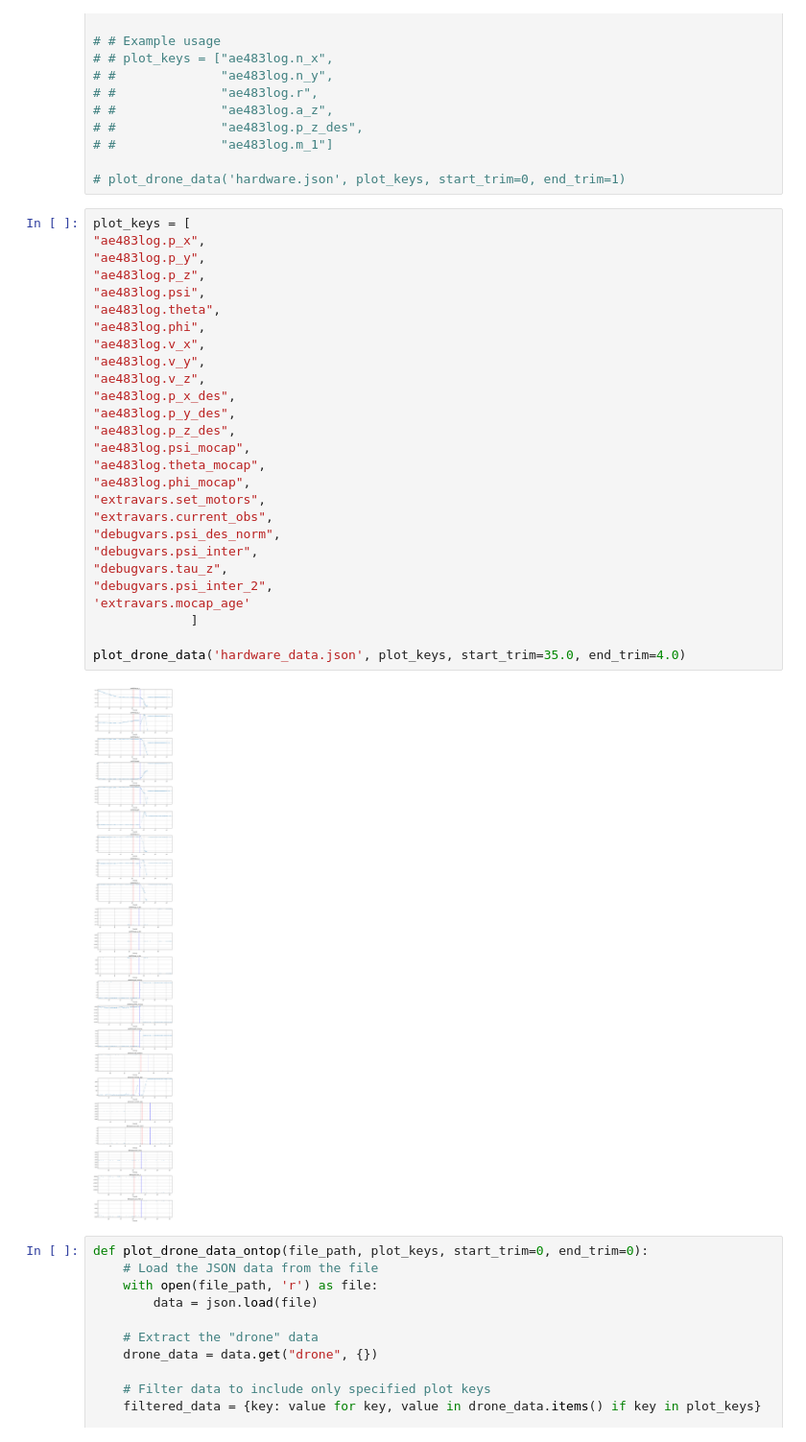
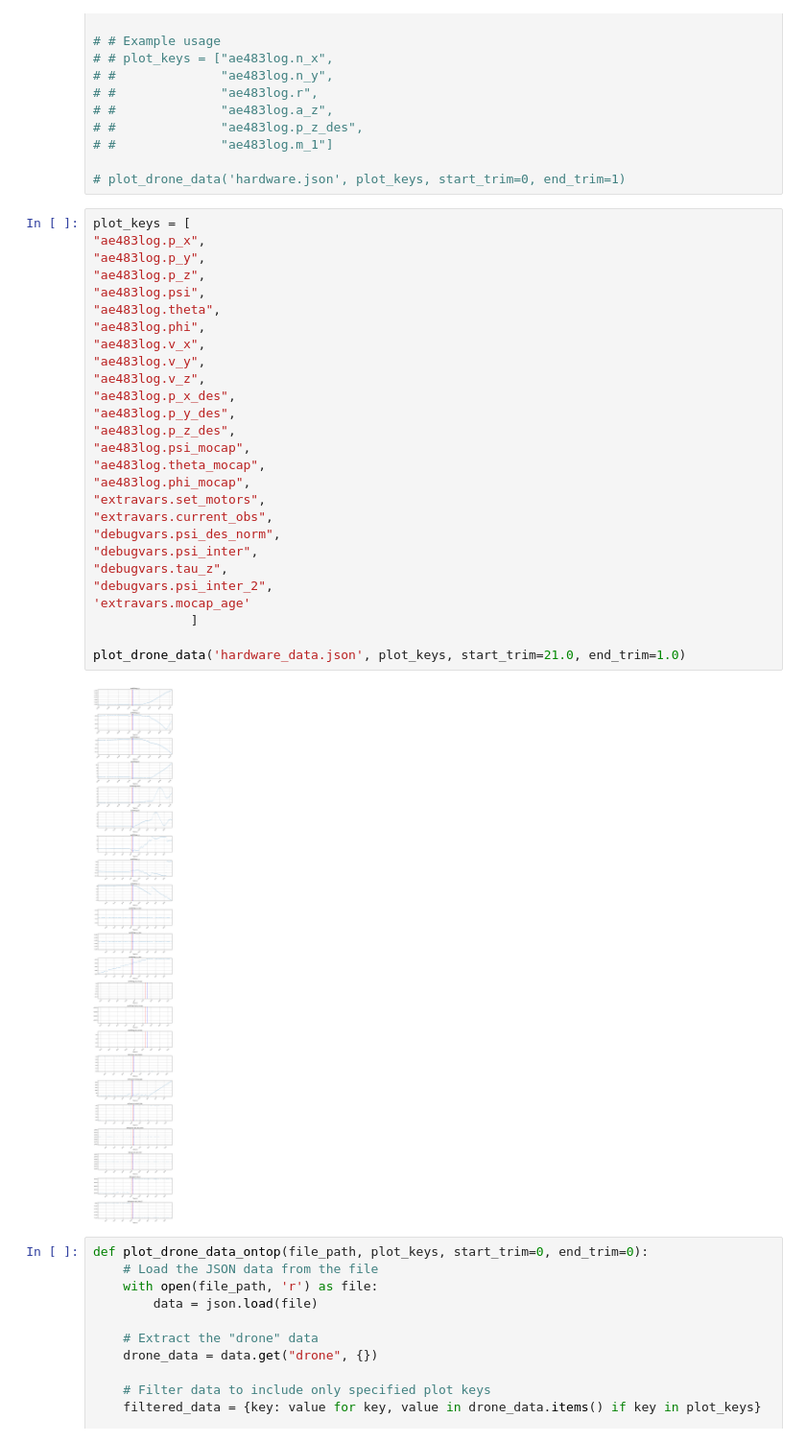
Before and after one commit to danthoney123/AE483FinalProject, a Jupyter notebook: crazyflie-client/testing/flight_analysis.ipynb, the cells around one changed output. Shown at 96% size. Saved outputs shown, nothing was run; the diff lists cells and outputs as text.

```diff
--- a/crazyflie-client/testing/flight_analysis.ipynb
+++ b/crazyflie-client/testing/flight_analysis.ipynb
@@ -119,32 +119,32 @@ def plot_drone_data(file_path, plot_keys, start_trim=0, end_trim=0):
 # %%
 plot_keys = [
 "ae483log.p_x",
 "ae483log.p_y",
 "ae483log.p_z",
 "ae483log.psi",
 "ae483log.theta",
 "ae483log.phi",
 "ae483log.v_x",
 "ae483log.v_y",
 "ae483log.v_z",
 "ae483log.p_x_des",
 "ae483log.p_y_des",
 "ae483log.p_z_des",
 "ae483log.psi_mocap",
 "ae483log.theta_mocap",
 "ae483log.phi_mocap",
 "extravars.set_motors",
 "extravars.current_obs",
 "debugvars.psi_des_norm",
 "debugvars.psi_inter",
 "debugvars.tau_z",
 "debugvars.psi_inter_2",
 'extravars.mocap_age'
              ]
 
-plot_drone_data('hardware_data.json', plot_keys, start_trim=35.0, end_trim=4.0)
+plot_drone_data('hardware_data.json', plot_keys, start_trim=21.0, end_trim=1.0)
 # %% [output]
-[figure, old version]
+[figure, new version]
 # %%
 def plot_drone_data_ontop(file_path, plot_keys, start_trim=0, end_trim=0):
     # Load the JSON data from the file
```
